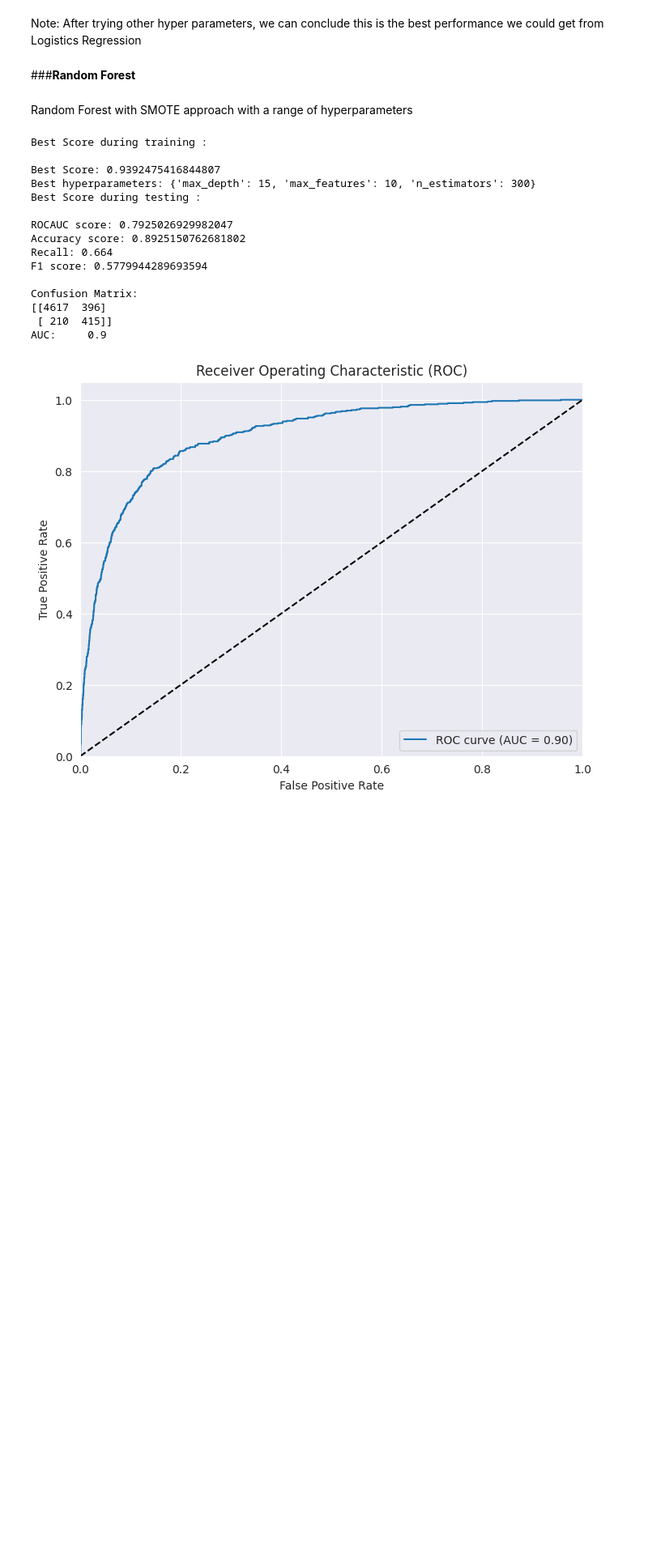
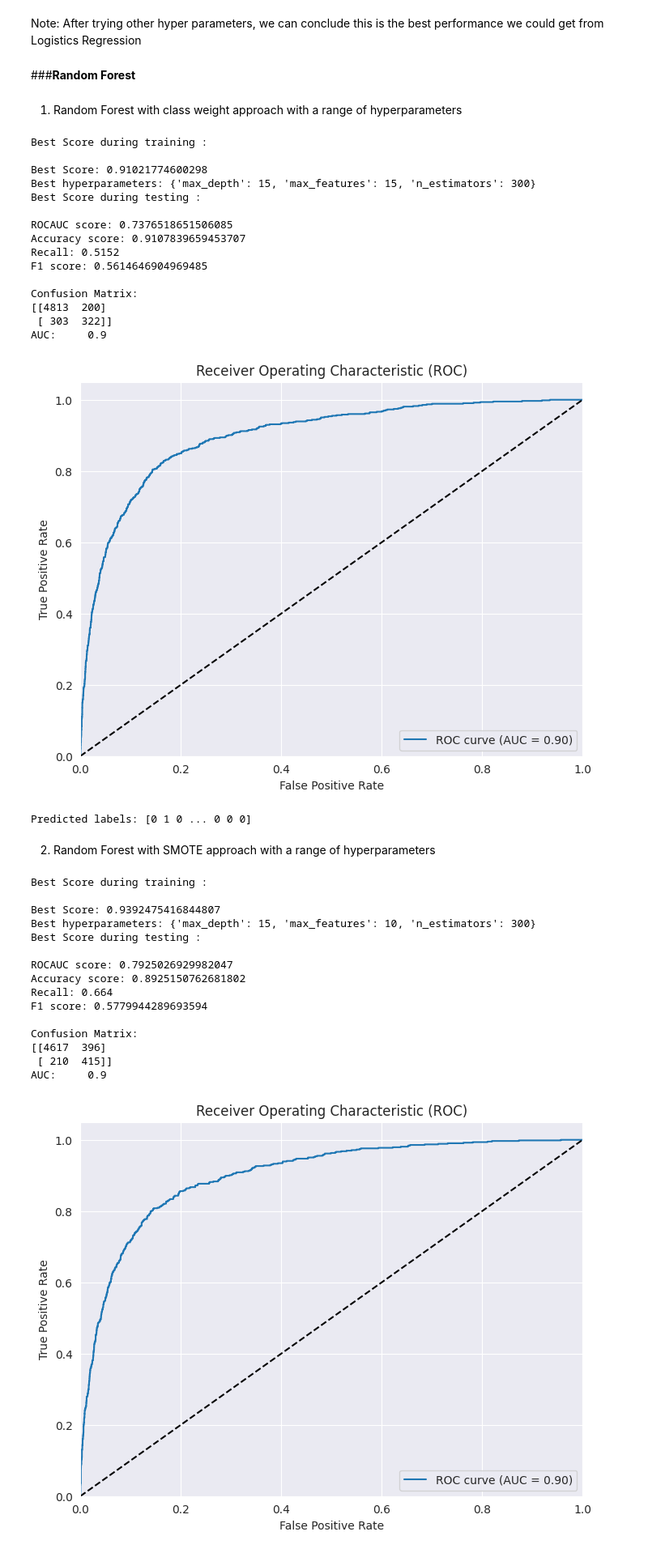
Before and after one commit to chitra-psg/telecom_churn, a Jupyter notebook: telecom_churn_prediction_final.ipynb, the cells around one changed output. Shown at 81% size. Drawn from its saved outputs; the diff is of its cells as text; code cells hidden in the pictures; blank space fills up the shorter version.

```diff
--- a/telecom_churn_prediction_final.ipynb
+++ b/telecom_churn_prediction_final.ipynb
@@ -988,8 +1002,45 @@ Predicted labels: [1 1 0 ... 0 0 0]
 Note: After trying other hyper parameters, we can conclude this is the best performance we could get from Logistics Regression
 # %% [markdown]
 ###**Random Forest**
+# %% [markdown]
+1. Random Forest with class weight approach with a range of hyperparameters
+# %%
+# Random Forest Classifier
+rfcc_model = RandomForestClassifier(class_weight={0:w0, 1: w1}, random_state=42)
+
+# Define the hyperparameter grid for tuning
+# Trying sqrt and log2 of total number of features for max features
+param_grid = {
+      "max_features": [10, 15],
+      "n_estimators": [100, 300],
+      "max_depth": [10, 15]
+}
+
+# Call the function to create model and display model performance
+y_pred = create_model(rfcc_model, param_grid, X_train_pca, y_train, X_test_pca, y_test)
+
+# Use the predicted values as needed
+print("Predicted labels:", y_pred)
+# %% [output]
+Best Score during training :
+
+Best Score: 0.91021774600298
+Best hyperparameters: {'max_depth': 15, 'max_features': 15, 'n_estimators': 300}
+Best Score during testing :
+
+ROCAUC score: 0.7376518651506085
+Accuracy score: 0.9107839659453707
+Recall: 0.5152
+F1 score: 0.5614646904969485
+
+Confusion Matrix:
+[[4813  200]
+ [ 303  322]]
+AUC:     0.9
+[figure, added]
+Predicted labels: [0 1 0 ... 0 0 0]
 # %% [markdown]
-Random Forest with SMOTE approach with a range of hyperparameters
+2. Random Forest with SMOTE approach with a range of hyperparameters
 # %%
 # Random Forest Classifier
 rfc_model = RandomForestClassifier(random_state=42)
```
Also changed, not shown: parts of 6 cells of this notebook.
